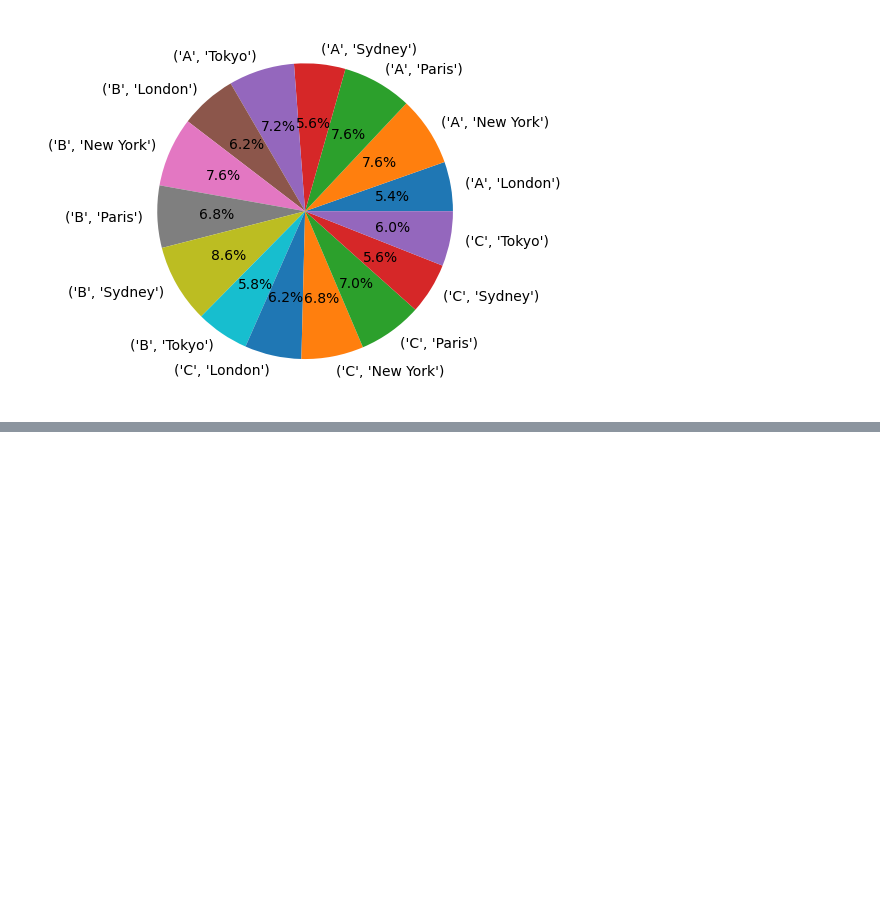
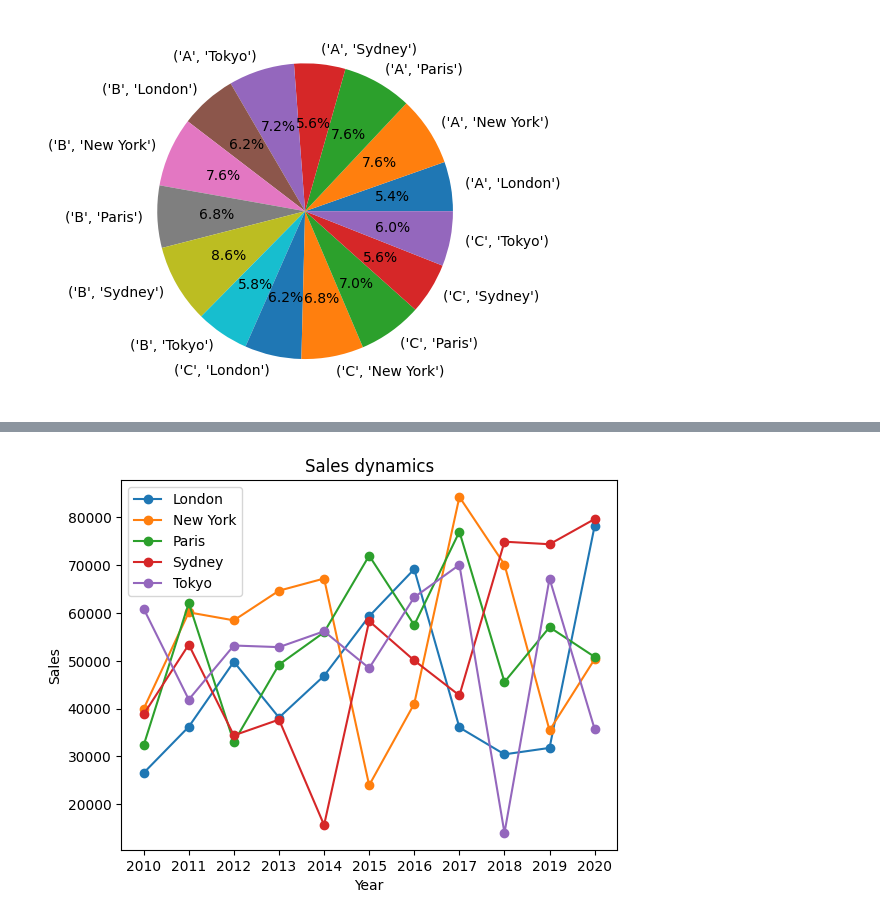
Before and after one commit to Alexa9der/Szkolenie_SDA, a Jupyter notebook: self_education/wizualizacja_danych/Untitled.ipynb, the cells around one changed output, grey strips where cells are left out. Drawn from its saved outputs; the diff is of its cells as text; code cells hidden in the pictures; blank space fills up the shorter version.

Commit message:
solved a couple of tasks with visualization

```diff
--- a/self_education/wizualizacja_danych/Untitled.ipynb
+++ b/self_education/wizualizacja_danych/Untitled.ipynb
@@ -162,0 +181,19 @@ for i in (data_cat, data_city, oll_data):
+# %%
+data = df.groupby(["Year", "City"], as_index= False)["Sales"].sum()
+
+fig, ax = plt.subplots()
+
+for city in data.City.unique():
+
+    ax.plot(data.loc[data.City == city, "Year"],
+            data.loc[data.City == city, "Sales"],
+            marker='o', label=city)
+
+ax.set_xlabel("Year")
+ax.set_ylabel("Sales")
+ax.set_title("Sales dynamics") # sales dynamics
+
+ax.legend()
+plt.show()
+# %% [output]
+[figure, added]
```
Also changed, not shown: parts of 17 cells of this notebook, 1 other file.
